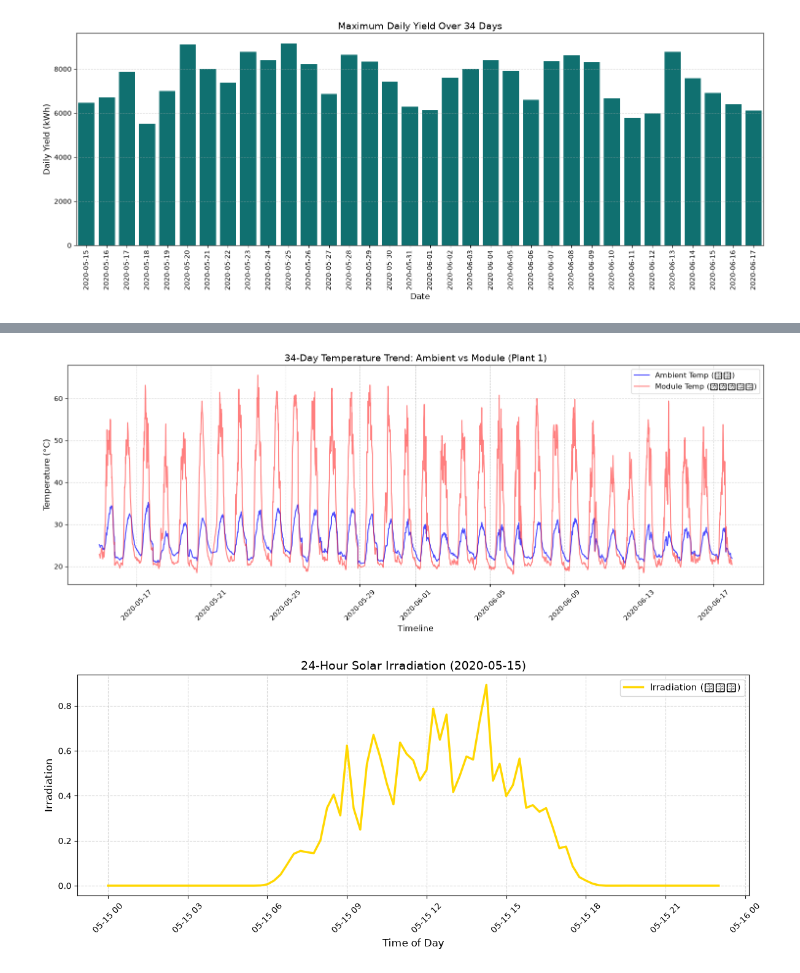
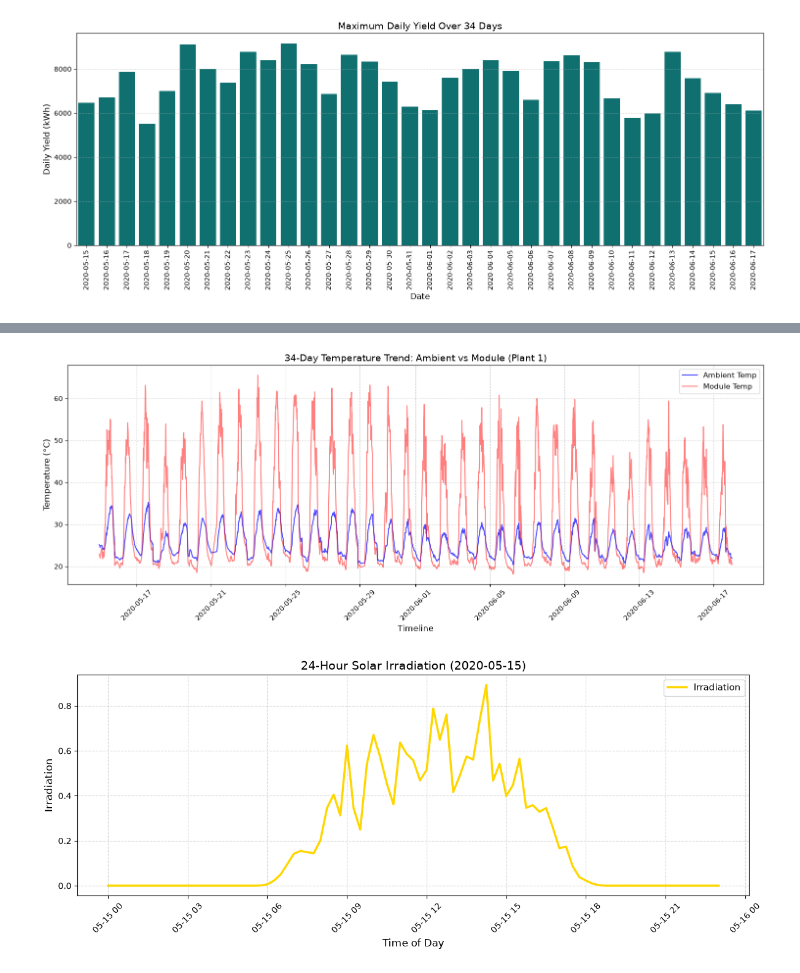
Before and after one commit to tateshita1908/solar-power-forecasting-system, a Jupyter notebook: notebooks/01_equipment_fault_detection.ipynb, the cells around one changed output, grey strips where cells are left out. Saved outputs shown, nothing was run; the diff lists cells and outputs as text; code cells hidden in the pictures.

Commit message:
docs(eda): translate all notebook comments and labels to English and resolve font warnings

```diff
--- a/notebooks/01_equipment_fault_detection.ipynb
+++ b/notebooks/01_equipment_fault_detection.ipynb
@@ -152,30 +160,32 @@ plant1_weather_df['DATE_TIME'] = pd.to_datetime(plant1_weather_df['DATE_TIME'])
 # %%
 plt.figure(figsize=(15, 6))
 
-# 気温とパネル温度を重ねて描画
-plt.plot(plant1_weather_df['DATE_TIME'], plant1_weather_df['AMBIENT_TEMPERATURE'], label='Ambient Temp (気温)', color='blue', alpha=0.7)
-plt.plot(plant1_weather_df['DATE_TIME'], plant1_weather_df['MODULE_TEMPERATURE'], label='Module Temp (パネル温度)', color='red', alpha=0.5)
+# Plot the ambient and module temperatures overlapping each other
+# Updated labels to standard English to prevent any UserWarning font errors
+plt.plot(plant1_weather_df['DATE_TIME'], plant1_weather_df['AMBIENT_TEMPERATURE'], label='Ambient Temp', color='blue', alpha=0.7)
+plt.plot(plant1_weather_df['DATE_TIME'], plant1_weather_df['MODULE_TEMPERATURE'], label='Module Temp', color='red', alpha=0.5)
 
 plt.title("34-Day Temperature Trend: Ambient vs Module (Plant 1)", fontsize=14)
 plt.xlabel("Timeline", fontsize=12)
 plt.ylabel("Temperature (°C)", fontsize=12)
 plt.grid(True, linestyle='--', alpha=0.5)
 plt.legend(fontsize=11)
 plt.xticks(rotation=45)
 plt.tight_layout()
 plt.show()
 # %% [output]
-[figure, old version]
+[figure, new version]
 # %%
-# 1. 抽出したい日付を指定（発電データと同じ日にするのがプロのコツ！）
+# 1. Specify the target date to analyze (Matching it with the generation data date is a best practice!)
 target_date_weather = '2020-05-15'
 
-# 2. 指定した日付のデータだけをフィルタリング
+# 2. Filter the dataset to include only the specified target date
 day_weather_df = plant1_weather_df[plant1_weather_df['DATE_TIME'].dt.date == pd.to_datetime(target_date_weather).date()]
 
-# 3. グラフの描画
+# 3. Plot the time-series line chart for solar irradiation
 plt.figure(figsize=(12, 5))
-plt.plot(day_weather_df['DATE_TIME'], day_weather_df['IRRADIATION'], color='gold', lw=2.5, label='Irradiation (日射量)')
+# Updated label to standard English to prevent any UserWarning font errors
+plt.plot(day_weather_df['DATE_TIME'], day_weather_df['IRRADIATION'], color='gold', lw=2.5, label='Irradiation')
 
 plt.title(f"24-Hour Solar Irradiation ({target_date_weather})", fontsize=14)
 plt.xlabel("Time of Day", fontsize=12)
@@ -186,4 +196,4 @@ plt.xticks(rotation=45)
 plt.tight_layout()
 plt.show()
 # %% [output]
-[figure, old version]
+[figure, new version]
```
Also changed, not shown: parts of 9 cells of this notebook.
